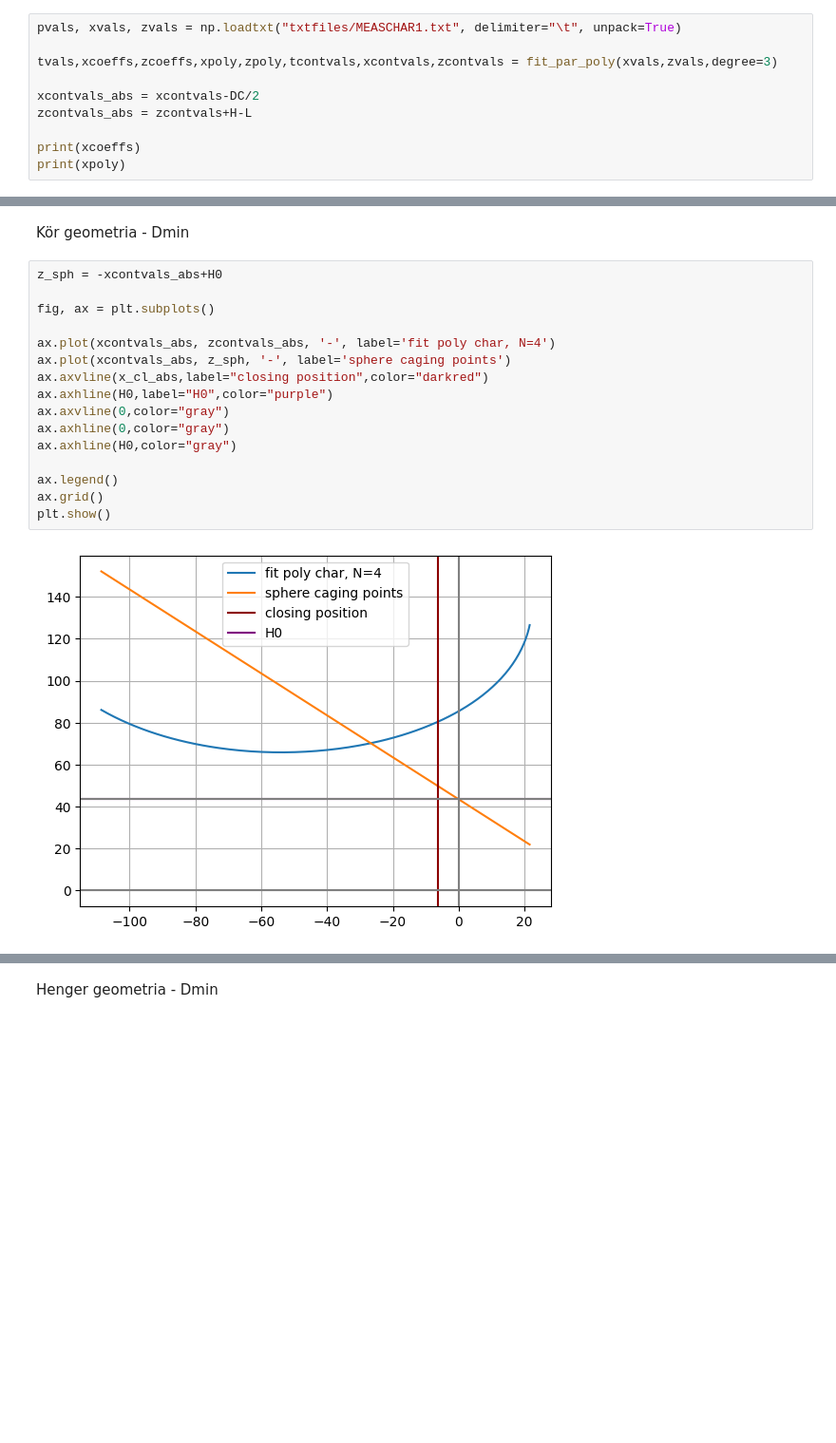
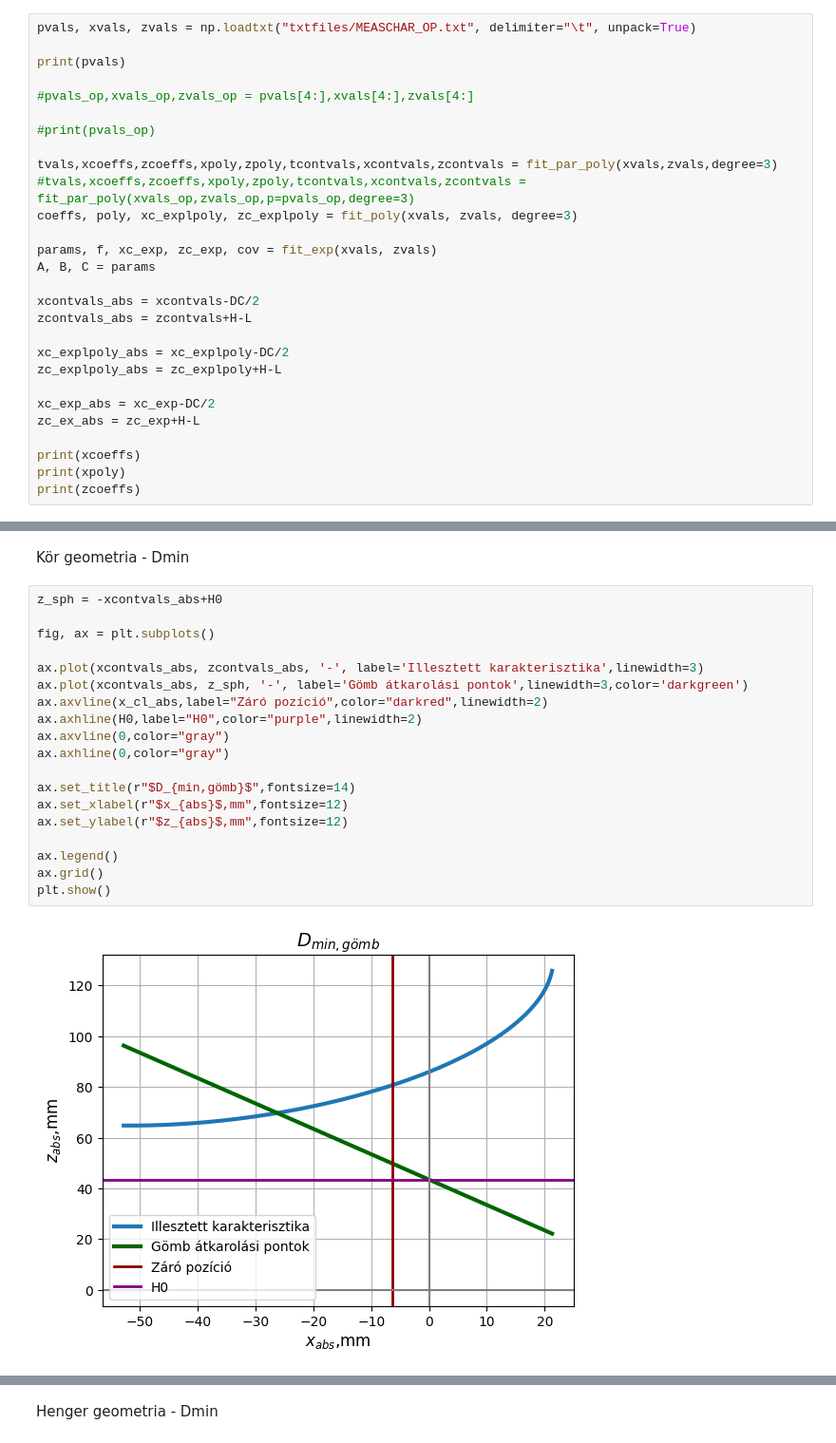
Before and after one commit to BellerAndras/hyperelastic-models, a Jupyter notebook: Caging_calcs.ipynb, the cells around one changed output, grey strips where cells are left out. Shown at 95% size. Saved outputs shown, nothing was run; the diff lists cells and outputs as text; blank space fills up the shorter version.

```diff
--- a/Caging_calcs.ipynb
+++ b/Caging_calcs.ipynb
@@ -58,13 +124,31 @@ def fit_par_poly(x, z, degree=3,contnum=200):
 # %% [markdown]
 Importing characteristics
 # %%
-pvals, xvals, zvals = np.loadtxt("txtfiles/MEASCHAR1.txt", delimiter="\t", unpack=True)
+pvals, xvals, zvals = np.loadtxt("txtfiles/MEASCHAR_OP.txt", delimiter="\t", unpack=True)
+
+print(pvals)
+
+#pvals_op,xvals_op,zvals_op = pvals[4:],xvals[4:],zvals[4:]
+
+#print(pvals_op)
 
 tvals,xcoeffs,zcoeffs,xpoly,zpoly,tcontvals,xcontvals,zcontvals = fit_par_poly(xvals,zvals,degree=3)
+#tvals,xcoeffs,zcoeffs,xpoly,zpoly,tcontvals,xcontvals,zcontvals = fit_par_poly(xvals_op,zvals_op,p=pvals_op,degree=3)
+coeffs, poly, xc_explpoly, zc_explpoly = fit_poly(xvals, zvals, degree=3)
+
+params, f, xc_exp, zc_exp, cov = fit_exp(xvals, zvals)
+A, B, C = params
 
 xcontvals_abs = xcontvals-DC/2
 zcontvals_abs = zcontvals+H-L
 
+xc_explpoly_abs = xc_explpoly-DC/2
+zc_explpoly_abs = zc_explpoly+H-L
+
+xc_exp_abs = xc_exp-DC/2
+zc_ex_abs = zc_exp+H-L
+
 print(xcoeffs)
 print(xpoly)
+print(zcoeffs)
 # %% [output]
@@ -101,21 +198,24 @@ Kör geometria - Dmin
 # %%
 z_sph = -xcontvals_abs+H0
 
 fig, ax = plt.subplots()
 
-ax.plot(xcontvals_abs, zcontvals_abs, '-', label='fit poly char, N=4')
-ax.plot(xcontvals_abs, z_sph, '-', label='sphere caging points')
-ax.axvline(x_cl_abs,label="closing position",color="darkred")
-ax.axhline(H0,label="H0",color="purple")
+ax.plot(xcontvals_abs, zcontvals_abs, '-', label='Illesztett karakterisztika',linewidth=3)
+ax.plot(xcontvals_abs, z_sph, '-', label='Gömb átkarolási pontok',linewidth=3,color='darkgreen')
+ax.axvline(x_cl_abs,label="Záró pozíció",color="darkred",linewidth=2)
+ax.axhline(H0,label="H0",color="purple",linewidth=2)
 ax.axvline(0,color="gray")
 ax.axhline(0,color="gray")
-ax.axhline(H0,color="gray")
+
+ax.set_title(r"$D_{min,gömb}$",fontsize=14)
+ax.set_xlabel(r"$x_{abs}$,mm",fontsize=12)
+ax.set_ylabel(r"$z_{abs}$,mm",fontsize=12)
 
 ax.legend()
 ax.grid()
 plt.show()
 # %% [output]
-[figure, old version]
+[figure, new version]
 # %%
 # Define symbolic variables
 t_sym, H0_sym, Dc_sym, H_sym, L_sym = sp.symbols("t H0 Dc H L")
```
Also changed, not shown: parts of 24 cells of this notebook, 19 other files.
